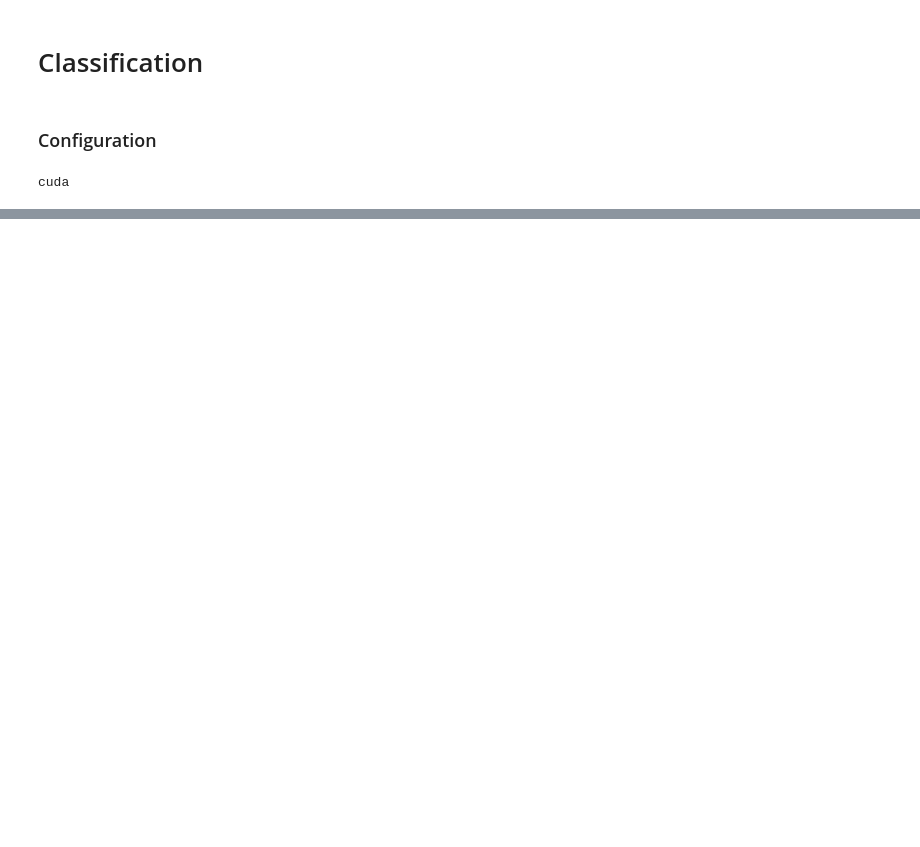
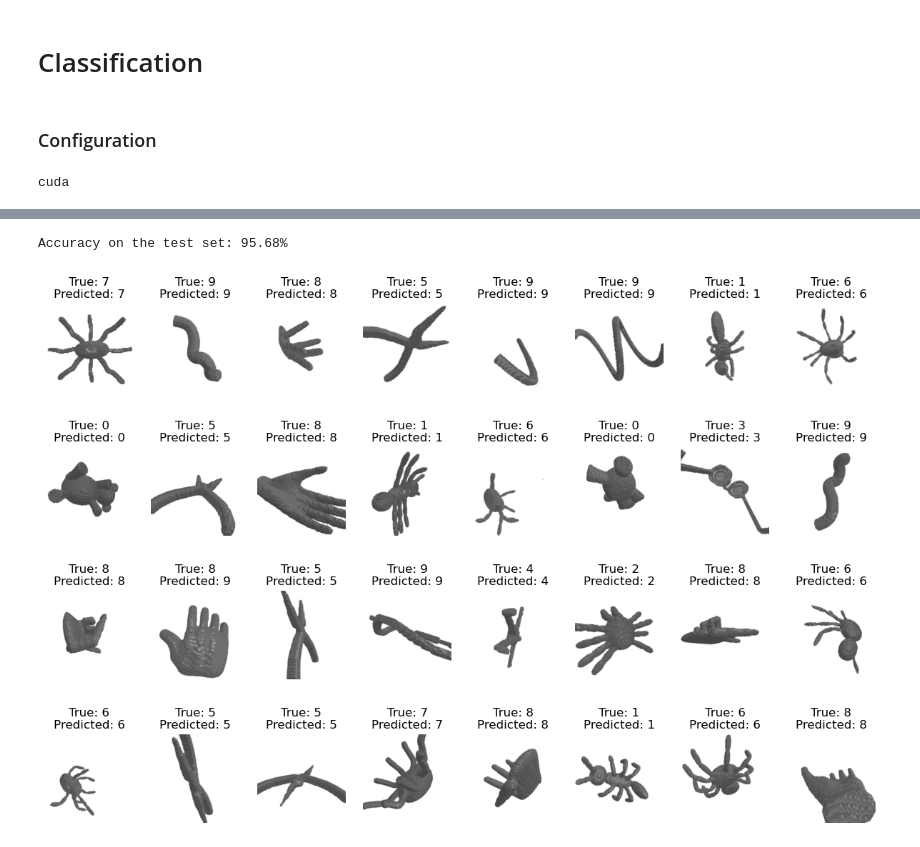
Before and after one commit to yannTrm/3d-classification, a Jupyter notebook: classification.ipynb, the cells around one changed output, grey strips where cells are left out. Cells and saved outputs as stored; diff of their text form; code cells hidden in the pictures; blank space fills up the shorter version.

```diff
--- a/classification.ipynb
+++ b/classification.ipynb
@@ -168,0 +203,52 @@ plt.show()
+# %%
+# Evaluate the model on the test set
+model.eval()  # Set the model to evaluation mode
+correct = 0
+total = 0
+
+with torch.no_grad():
+    for images, labels in train_loader:
+        images, labels = images.to(device), labels.to(device)
+        outputs = model(images)
+        _, predicted = torch.max(outputs.data, 1)
+        total += labels.size(0)
+        correct += (predicted == labels).sum().item()
+
+accuracy = correct / total
+print(f"Accuracy on the test set: {accuracy * 100:.2f}%")
+# %% [output]
+Accuracy on the test set: 95.68%
+# %%
+import matplotlib.pyplot as plt
+import torchvision.utils
+
+# Function to display all images in a batch with true and predicted labels
+def display_batch_images_with_predictions(model, data_loader, batch_size=32):
+    model.eval()  # Set the model to evaluation mode
+
+    # Use torch.no_grad() to disable gradient computation during inference
+    with torch.no_grad():
+        for images, labels in data_loader:
+            images, labels = images.to(device), labels.to(device)
+
+            # Make predictions for the entire batch
+            outputs = model(images)
+            _, predicted_labels = torch.max(outputs.data, 1)
+
+            # Display all images in the batch with true and predicted labels
+            plt.figure(figsize=(15, 10))
+            for i in range(batch_size):
+                plt.subplot(4, 8, i + 1)  # Adjust the subplot parameters as needed
+                plt.imshow(images[i].cpu().permute(1, 2, 0))
+                plt.title(f'True: {labels[i].cpu().item()}\nPredicted: {predicted_labels[i].cpu().item()}')
+                plt.axis('off')
+
+            plt.show()
+
+            break  # Stop after the first batch to avoid long outputs
+
+# Usage example
+# Assuming you have 'classifier' as your trained model and 'train_loader' as your DataLoader for the training set
+display_batch_images_with_predictions(model, test_loader)
+# %% [output]
+[figure, added]
```
Also changed, not shown: parts of 8 cells of this notebook.
